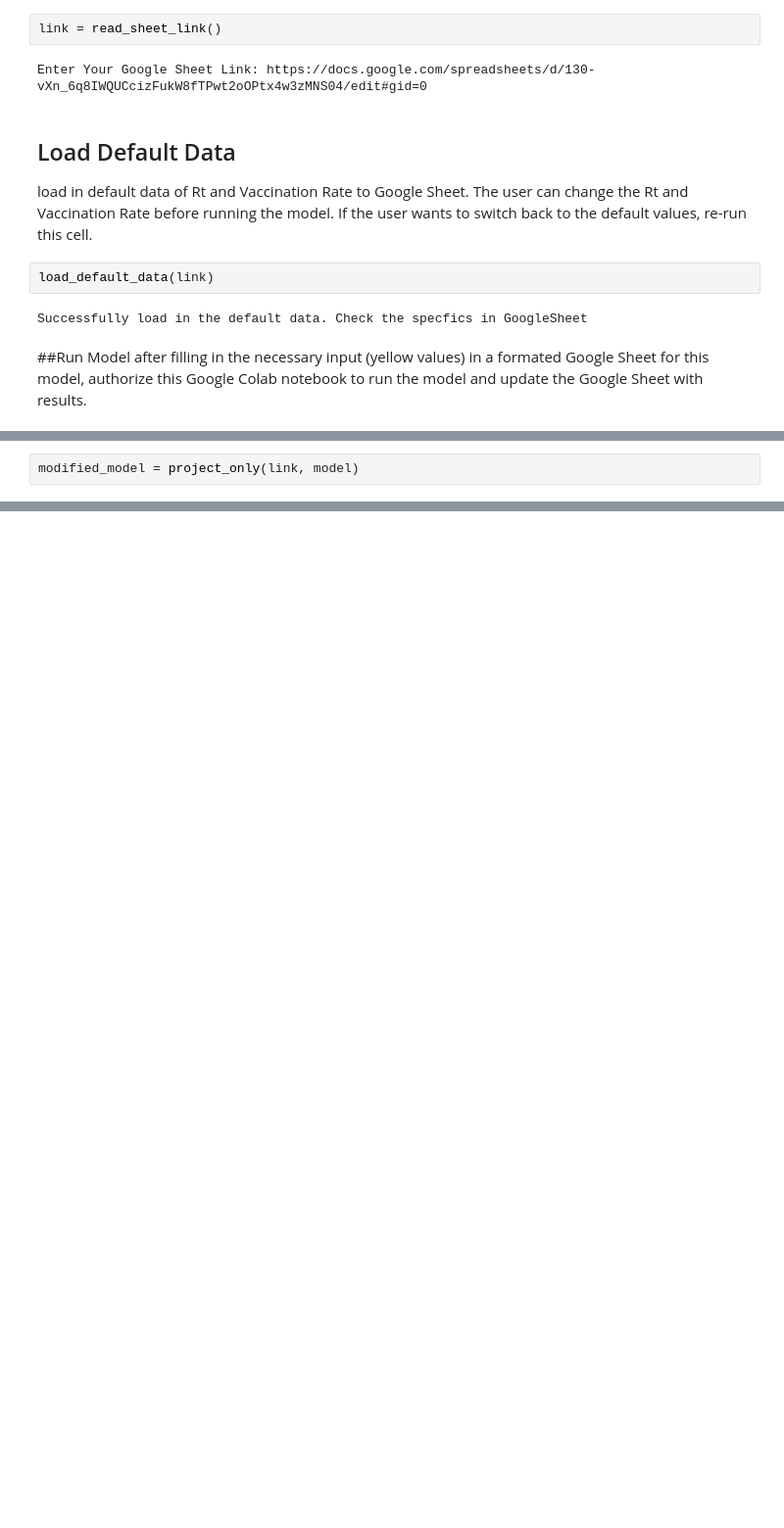
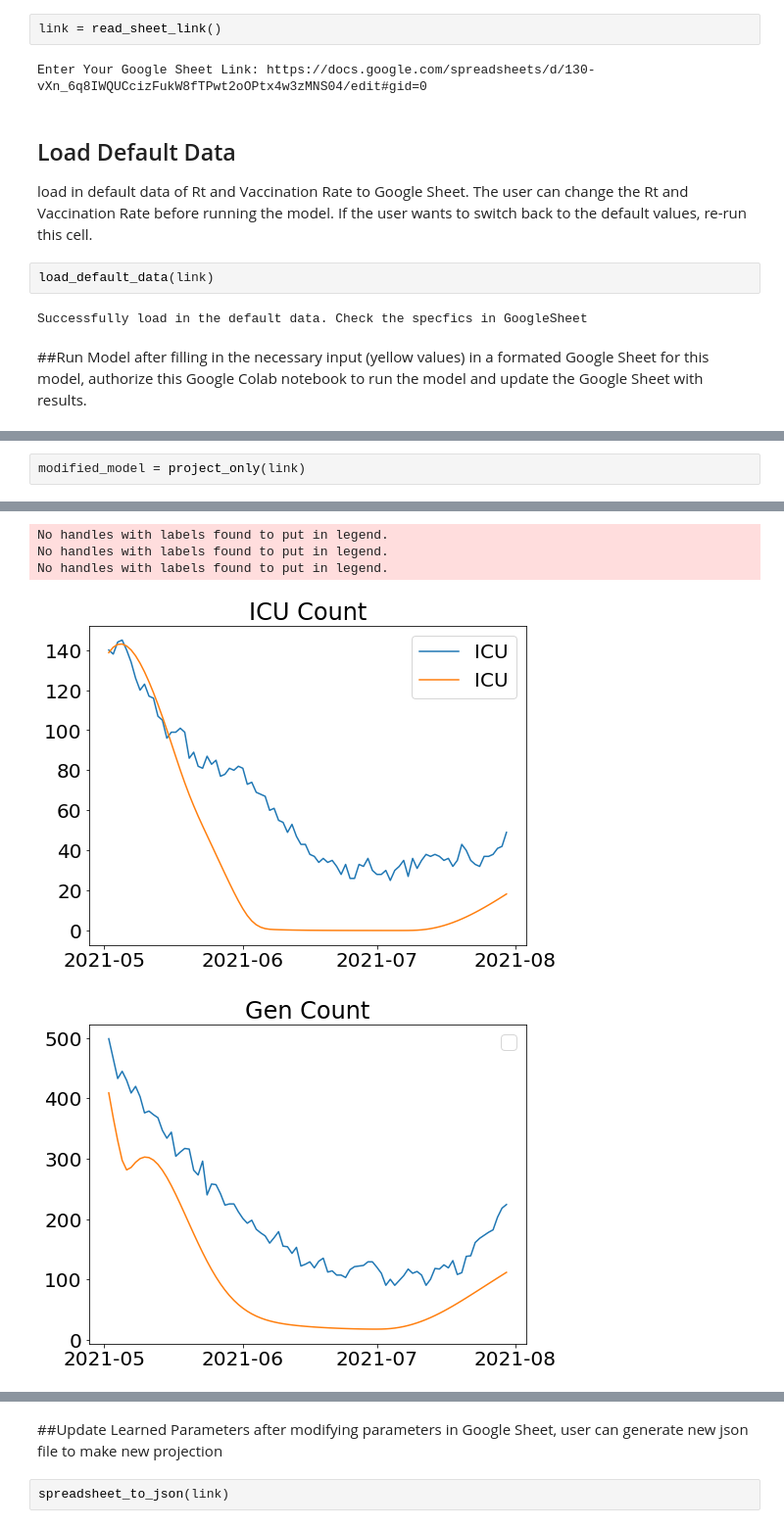
Before and after one commit to xchjason/CovidPopulationModel, a Jupyter notebook: Model_Notebook.ipynb, the cells around one changed output, grey strips where cells are left out. Shown: that part at 98% size. Drawn from its saved outputs; the diff is of its cells as text; blank space fills up the shorter version.

```diff
--- a/Model_Notebook.ipynb
+++ b/Model_Notebook.ipynb
@@ -72,2 +46,3 @@ No handles with labels found to put in legend.
 # %%
-modified_model = project_only(link, model)
+modified_model = project_only(link)
+# %% [output]
@@ -73,0 +50,5 @@ modified_model = project_only(link, model)
+No handles with labels found to put in legend.
+No handles with labels found to put in legend.
+No handles with labels found to put in legend.
+[figure, added]
+[figure, added]
@@ -73,0 +57,5 @@ modified_model = project_only(link, model)
+# %% [markdown]
+##Update Learned Parameters
+after modifying parameters in Google Sheet, user can generate new json file to make new projection
+# %%
+spreadsheet_to_json(link)
```
Also changed, not shown: parts of 5 cells of this notebook.
